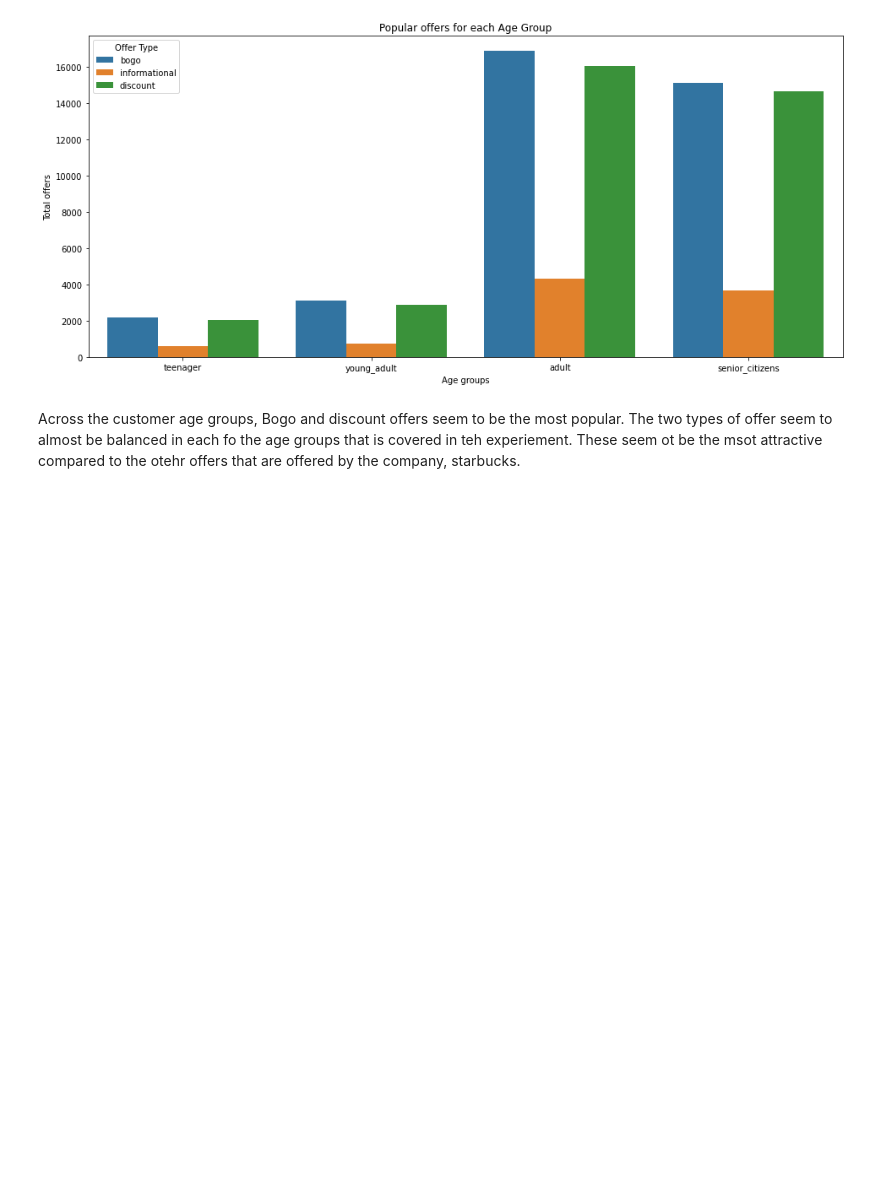
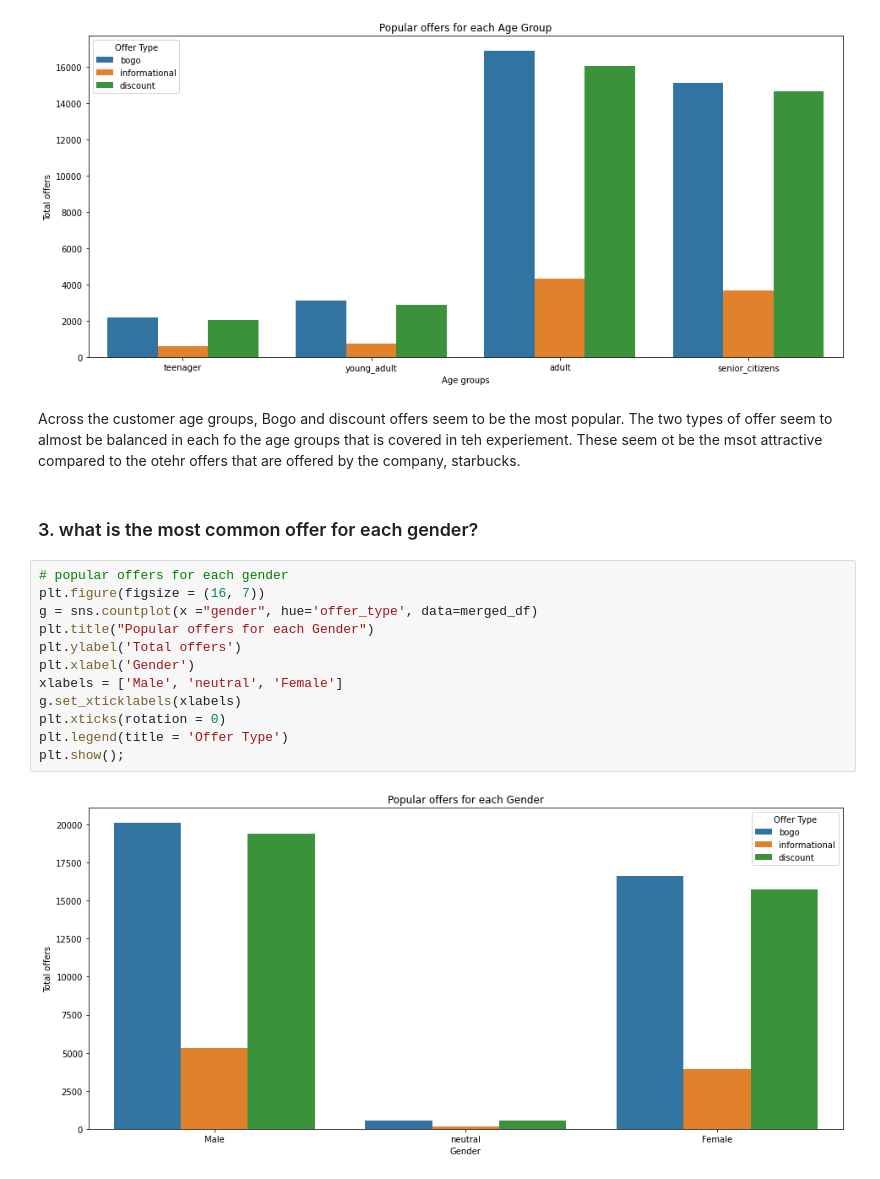
Before and after one commit to 3liud/DSND-capstone-project, a Jupyter notebook: Starbucks_Capstone_notebook.ipynb, the cells around one changed output. Drawn from its saved outputs; the diff is of its cells as text; blank space fills up the shorter version.

Commit message:
did some Visualizations on how the offers relate to difernt features of the dataset

```diff
--- a/Starbucks_Capstone_notebook.ipynb
+++ b/Starbucks_Capstone_notebook.ipynb
@@ -529,3 +529,19 @@ plt.show();
 [figure]
 # %% [markdown]
 Across the customer age groups, Bogo and discount offers seem to be the most popular. The two types of offer seem to almost be balanced in each fo the age groups that is covered in teh experiement. These seem ot be the msot attractive compared to the otehr offers that are offered by the company, starbucks.
+# %% [markdown]
+### 3. what is the most common offer for each gender?
+# %%
+# popular offers for each gender
+plt.figure(figsize = (16, 7))
+g = sns.countplot(x ="gender", hue='offer_type', data=merged_df)
+plt.title("Popular offers for each Gender")
+plt.ylabel('Total offers')
+plt.xlabel('Gender')
+xlabels = ['Male', 'neutral', 'Female']
+g.set_xticklabels(xlabels)
+plt.xticks(rotation = 0)
+plt.legend(title = 'Offer Type')
+plt.show();
+# %% [output]
+[figure, added]
```
Also changed, not shown: parts of 6 cells of this notebook.
